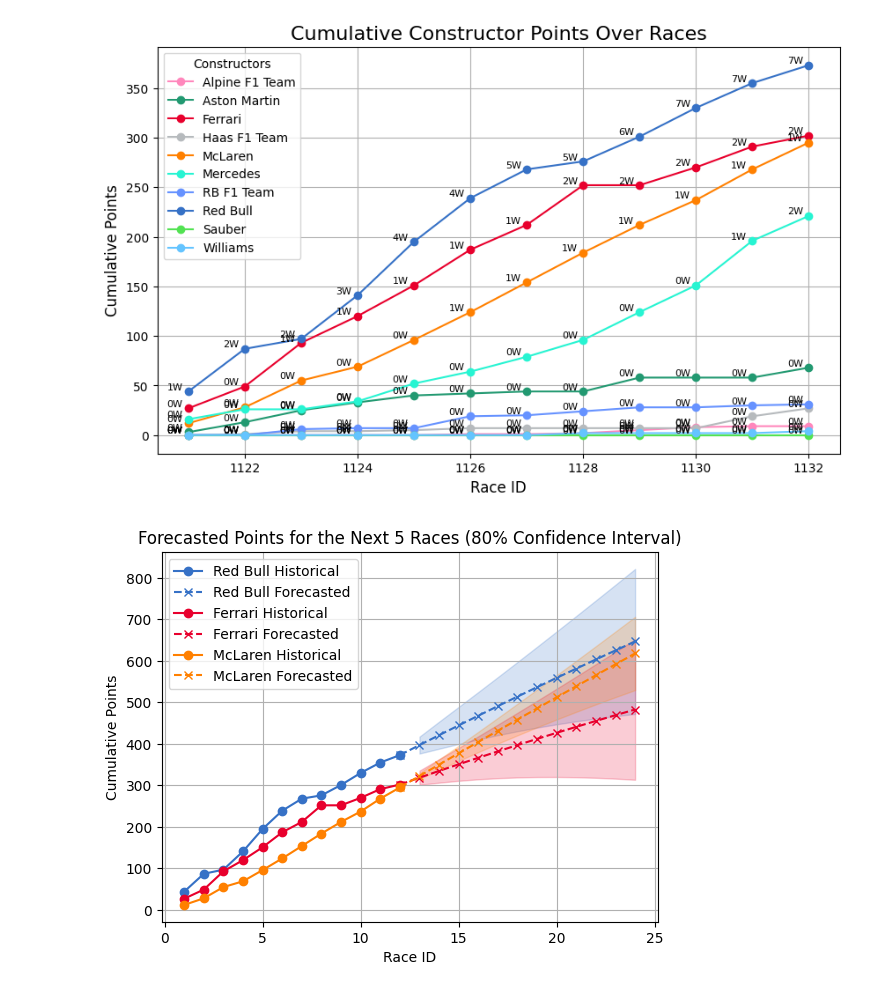
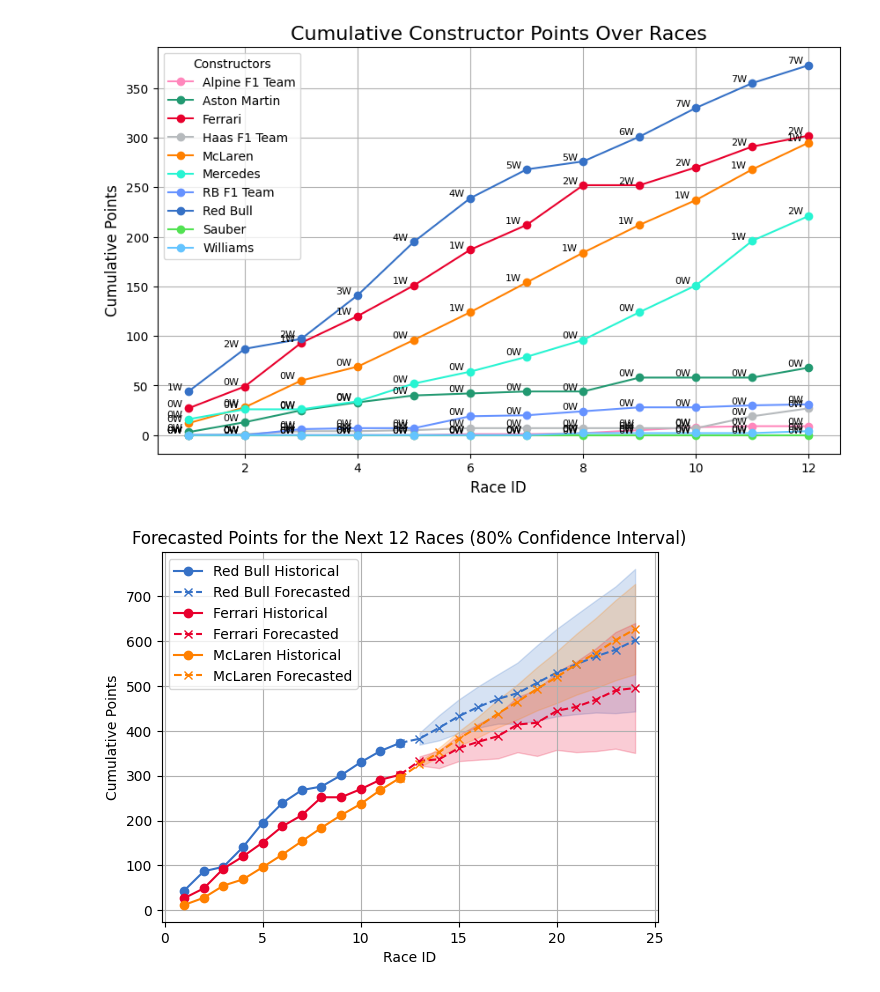
Before and after one commit to 911AstalusAdrian/MS3-FPM, a Jupyter notebook: Experimental Report/predict_championship_standings.ipynb, the cells around one changed output. Saved outputs shown, nothing was run; the diff lists cells and outputs as text; code cells hidden in the pictures.

```diff
--- a/Experimental Report/predict_championship_standings.ipynb
+++ b/Experimental Report/predict_championship_standings.ipynb
@@ -18,6 +18,8 @@ constructor_standings_df = pd.merge(constructor_standings_df, constructors_df, o
 constructor_standings_df.drop(columns=['constructorId', 'positionText'], inplace=True)
 
 constructor_standings_df.sort_values(by=['raceId', 'position'], inplace=True)
+constructor_standings_df['raceId'] = constructor_standings_df['raceId'] - 1120
+
 
 team_colors = {
     'McLaren': '#FF8000',
@@ -60,45 +62,44 @@ plt.legend(title="Constructors")
 plt.grid()
 plt.show()
 # %% [output]
-[figure, old version]
+[figure, new version]
 # %%
 from statsmodels.tsa.arima.model import ARIMA
 
 top_teams_list = ['Red Bull', 'Ferrari', 'McLaren']
 top_teams_standings_df = constructor_standings_df[constructor_standings_df['name'].isin(top_teams_list)][['raceId', 'points', 'name']]
-top_teams_standings_df['raceId'] = top_teams_standings_df['raceId'] - 1120
 
 for team in top_teams_list:
     team_df = top_teams_standings_df[top_teams_standings_df['name'] == team]
     team_df = team_df.set_index('raceId')
 
-    model = ARIMA(team_df['points'], order=(1,1,1))
+    model = ARIMA(team_df['points'], order=(5,1,1))
     model_fit = model.fit()
     forecast_result = model_fit.get_forecast(steps=12)
     forecast = forecast_result.predicted_mean
     stderr = forecast_result.se_mean
     conf_int = forecast_result.conf_int(alpha=0.20)  # 80% confidence interval
 
     # Add the last actual value to the forecasts so the two lines connect
     last_actual = team_df['points'].iloc[-1]
     forecast_with_actual = [last_actual] + list(forecast)
 
     # Plot the historical data (points) for the team
     plt.plot(team_df.index, team_df['points'], label=f'{team} Historical', linestyle='-', marker='o', color=team_colors[team])
 
     # Plot the forecasted points for the team
     future_raceIds = range(team_df.index[-1] + 1, team_df.index[-1] + 13)
     plt.plot([team_df.index[-1]] + list(future_raceIds), forecast_with_actual, label=f'{team} Forecasted', linestyle='--', marker='x', color=team_colors[team])
 
     # Plot confidence intervals
     plt.fill_between(future_raceIds, conf_int.iloc[:, 0], conf_int.iloc[:, 1], alpha=0.2, color=team_colors[team])
 
 
 plt.xlabel('Race ID')
 plt.ylabel('Cumulative Points')
-plt.title('Forecasted Points for the Next 5 Races (80% Confidence Interval)')
+plt.title('Forecasted Points for the Next 12 Races (80% Confidence Interval)')
 plt.legend()
 plt.grid(True)
 plt.show()
 # %% [output]
-[figure, old version]
+[figure, new version]
```
Also changed, not shown: 4 other files.
